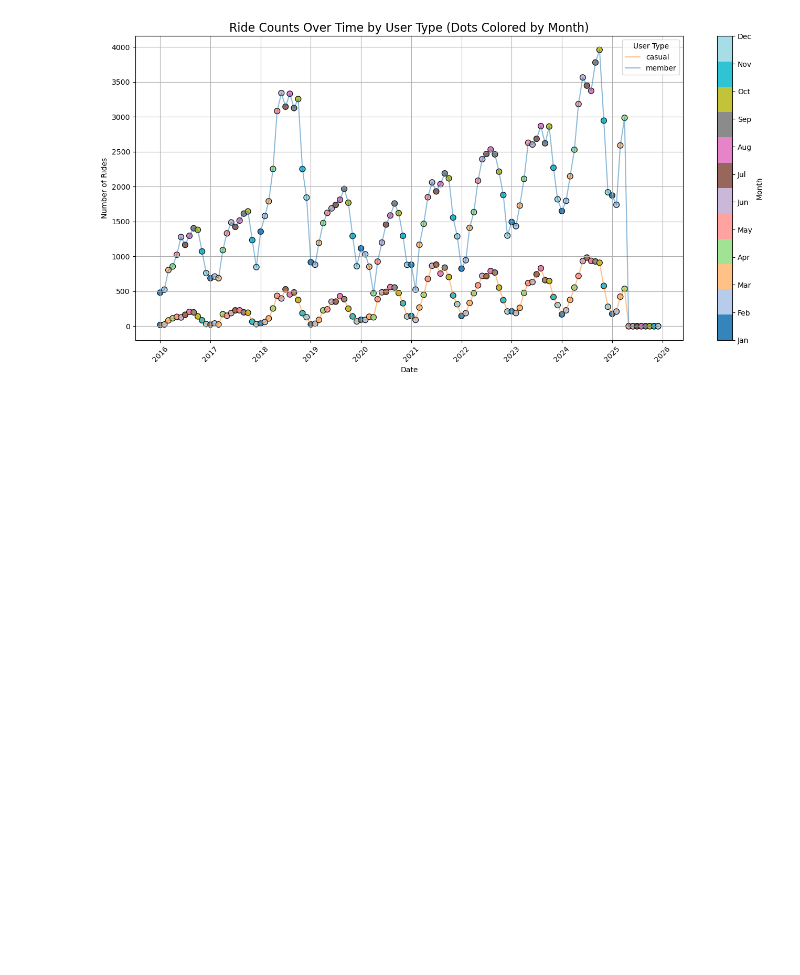
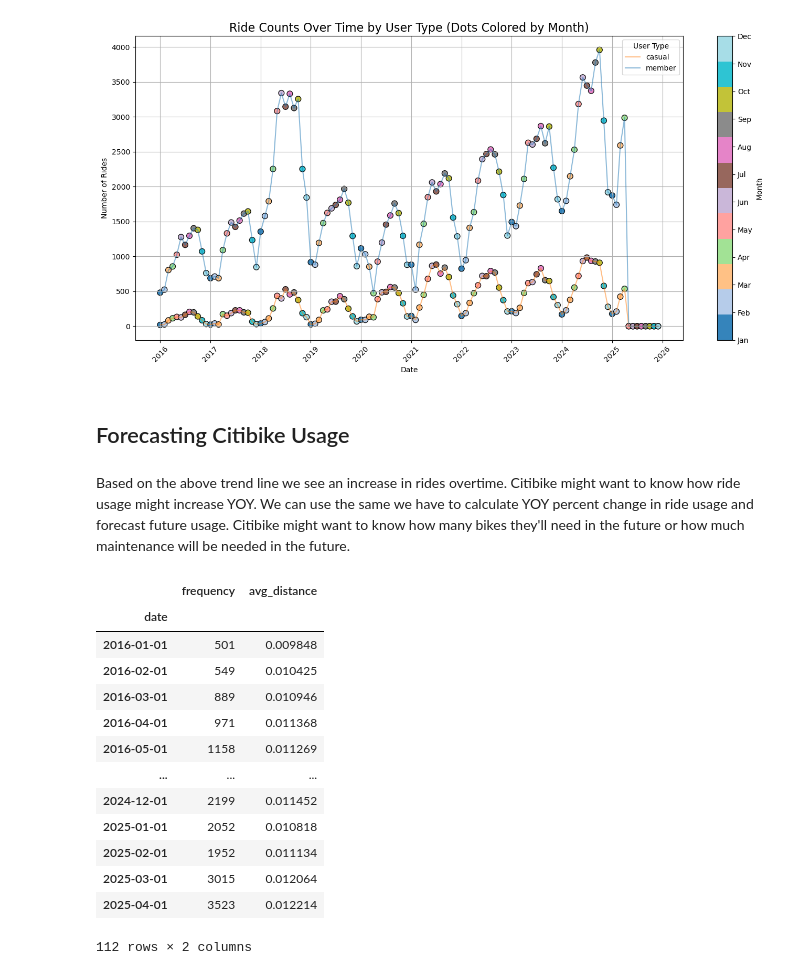
Before and after one commit to rebeccahess22/citibike, a Jupyter notebook: Citibike Data Analysis.ipynb, the cells around one changed output. Drawn from its saved outputs; the diff is of its cells as text; code cells hidden in the pictures; blank space fills up the shorter version.

```diff
--- a/Citibike Data Analysis.ipynb
+++ b/Citibike Data Analysis.ipynb
@@ -920,3 +907,38 @@ plt.tight_layout()
 plt.show()
 # %% [output]
 [figure]
+# %% [markdown]
+## Forecasting Citibike Usage
+# %% [markdown]
+Based on the above trend line we see an increase in rides overtime. Citibike might want to know how ride usage might increase YOY. We can use the same we have to calculate YOY percent change in ride usage and forecast future usage. Citibike might want to know how many bikes they'll need in the future or how much maintenance will be needed in the future.
+# %%
+# lets keep the data aggregated by month and year
+# I will collapse the data to frequency at the monthly level
+
+#another interesting thing to look at is station usage. Can we forecast the number of bikes needed at each station?
+# variables we need: frequency of rides each month by station, and average distance travelled
+forecast_data = df_clean.copy()
+
+fc_grouped = forecast_data.groupby(['year', 'month'])
+result = fc_grouped.agg({'start_station_name': 'count', 'distance': 'mean'}).reset_index().rename(columns={'start_station_name': 'frequency', 'distance': 'avg_distance'})
+
+result['date'] = pd.to_datetime(result['year'].astype(str) + '-' + result['month'].astype(str))
+result.drop(columns=['year', 'month'], inplace=True)
+result = result.sort_values('date')
+result.set_index('date', inplace=True)
+result
+# %% [output]
+|  | frequency | avg_distance |
+| date |  |  |
+| 2016-01-01 | 501 | 0.009848 |
+| 2016-02-01 | 549 | 0.010425 |
+| 2016-03-01 | 889 | 0.010946 |
+| 2016-04-01 | 971 | 0.011368 |
+| 2016-05-01 | 1158 | 0.011269 |
+| ... | ... | ... |
+| 2024-12-01 | 2199 | 0.011452 |
+| 2025-01-01 | 2052 | 0.010818 |
+| 2025-02-01 | 1952 | 0.011134 |
+| 2025-03-01 | 3015 | 0.012064 |
+| 2025-04-01 | 3523 | 0.012214 |
+112 rows × 2 columns
```
Also changed, not shown: parts of 2 cells of this notebook.
